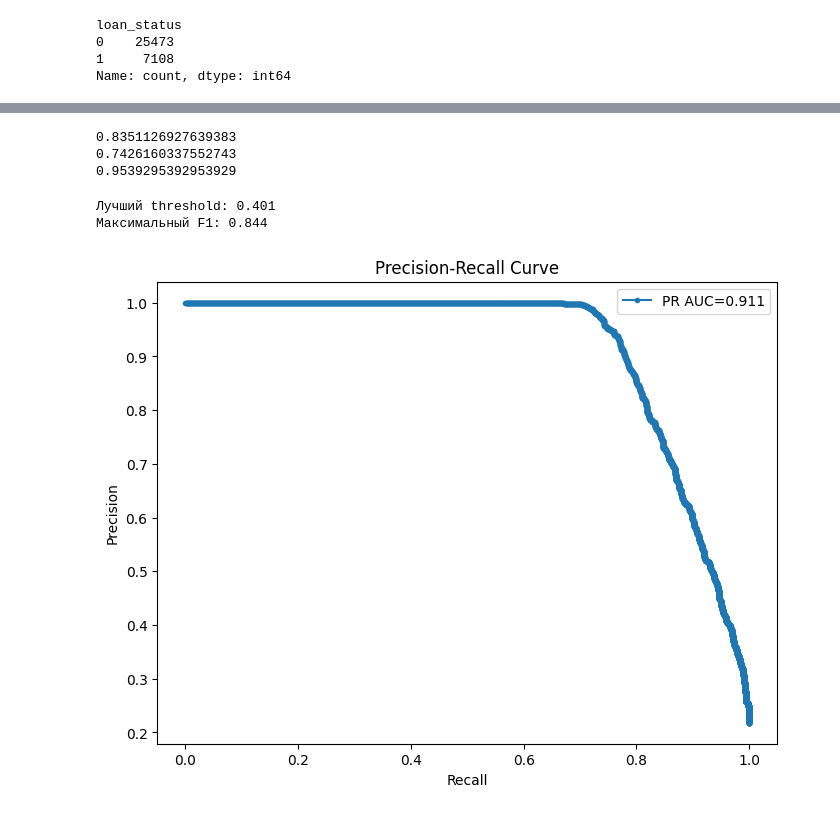
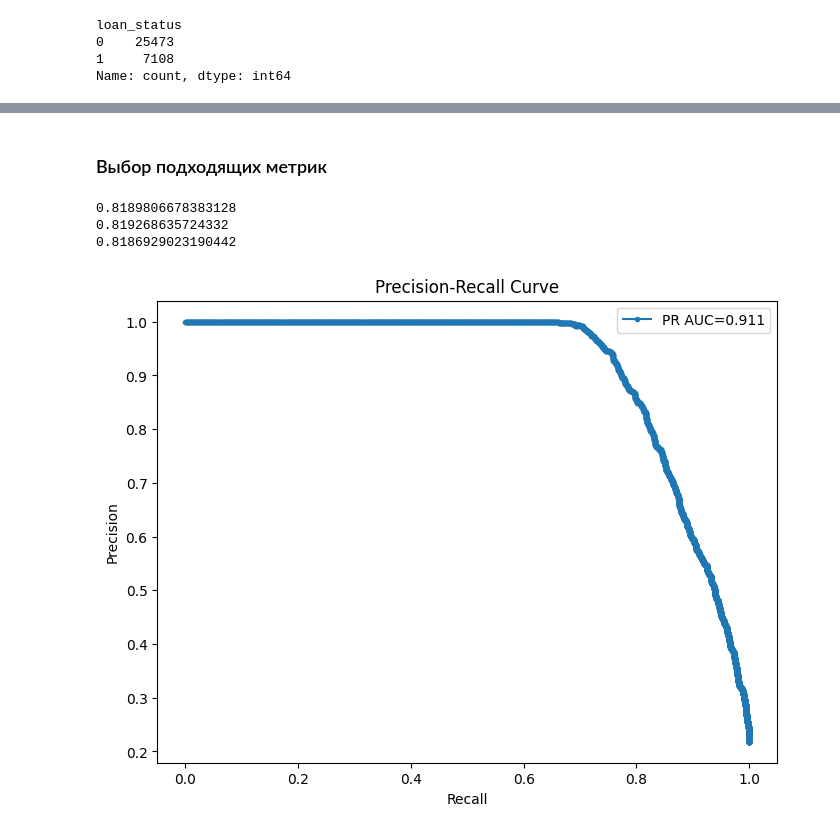
Before and after one commit to lakum48/Credit_scoring, a Jupyter notebook: model_training/training.ipynb, the cells around one changed output, grey strips where cells are left out. Saved outputs shown, nothing was run; the diff lists cells and outputs as text; code cells hidden in the pictures.

```diff
--- a/model_training/training.ipynb
+++ b/model_training/training.ipynb
@@ -182,21 +182,0 @@ gradient_model = ImbPipeline([
-# %%
-from sklearn.ensemble import StackingClassifier, GradientBoostingClassifier
-
-
-estimators = [
-    ('lgbm', lgbm_model),
-    ('catboost', catboost_model),
-    ('gradient_model', gradient_model)
-]
-final_estimator = LogisticRegression(random_state=42, max_iter=1000)
-
-# Сам стекинг
-stacking_model = StackingClassifier(
-    estimators=estimators,
-    final_estimator=final_estimator,
-    cv=5,
-    n_jobs=-1,
-    stack_method='predict_proba'  # чтобы использовать вероятности
-)
-
-stacking_model.fit(X_train, y_train)
@@ -220,0 +183,20 @@ StackingClassifier(cv=5,
+# %%
+best_params = study.best_params
+final_model = CatBoostClassifier(
+    **best_params,
+    random_seed=42,
+    loss_function='Logloss',
+    eval_metric='PRAUC',
+    scale_pos_weight=scale_pos_weight,
+    verbose=False,
+    cat_features=cat_cols  # или cat_idx, если используете индексы
+)
+
+# Обучение на всём train с early stopping
+final_model.fit(
+    X_train, y_train,
+    eval_set=(X_test, y_test),
+    early_stopping_rounds=100,
+    use_best_model=True,
+    verbose=100
+)
@@ -221,45 +225,28 @@ StackingClassifier(cv=5,
+# %% [markdown]
+### Выбор подходящих метрик
 # %%
+
 from sklearn.metrics import auc
-predict = stacking_model.predict(X_test)
+predict = final_model.predict(X_test)
 
 print(f1_score(y_test, predict))
 print(recall_score(y_test, predict))
 print(precision_score(y_test, predict))
 # %% [output]
-0.8351126927639383
-0.7426160337552743
-0.9539295392953929
+0.8189806678383128
+0.819268635724332
+0.8186929023190442
-# %%
-
-from sklearn.calibration import CalibratedClassifierCV
-
-calibrated = CalibratedClassifierCV(estimator=stacking_model, method='sigmoid', cv=5)
-calibrated.fit(X_train, y_train)
-y_proba_valid = calibrated.predict_proba(X_test)[:, 1]
-
-precision, recall, thresholds = precision_recall_curve(y_test, y_proba_valid)
-
-fbeta_scores = []
-beta = 1
-for t in thresholds:
-    preds = (y_proba_valid >= t).astype(int)
-    fbeta_scores.append(fbeta_score(y_test, preds, beta=beta))
-
-best_threshold = thresholds[np.argmax(fbeta_scores)]
-print(f"Лучший threshold: {best_threshold:.3f}")
-print(f"Максимальный F{beta}: {max(fbeta_scores):.3f}")
-# %% [output]
-Лучший threshold: 0.401
-Максимальный F1: 0.844
 # %%
+y_proba = final_model.predict_proba(X_test)[:, 1]
+precision, recall, treshold = precision_recall_curve(y_test, y_proba)
 pr_auc = auc(recall, precision)
 plt.figure(figsize=(8,6))
 plt.plot(recall, precision, marker='.', label=f'PR AUC={pr_auc:.3f}')
 plt.xlabel('Recall')
 plt.ylabel('Precision')
 plt.title('Precision-Recall Curve')
 plt.legend()
 plt.show()
 # %% [output]
-[figure, old version]
+[figure, new version]
 # %%
```
Also changed, not shown: parts of 19 cells of this notebook.
